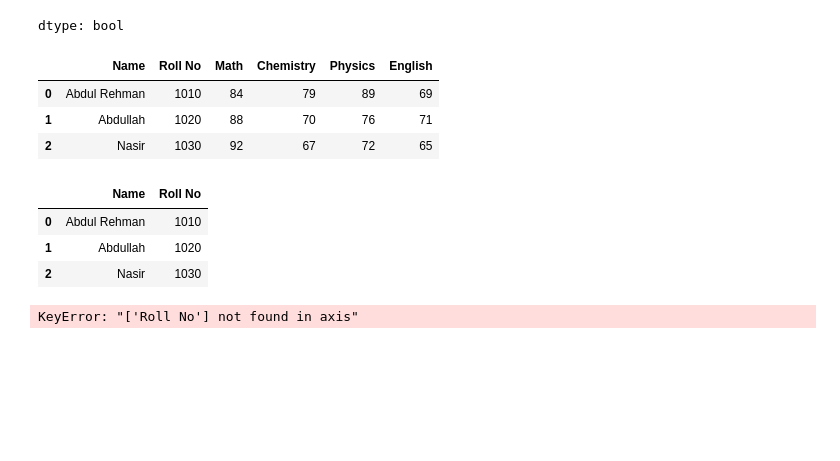
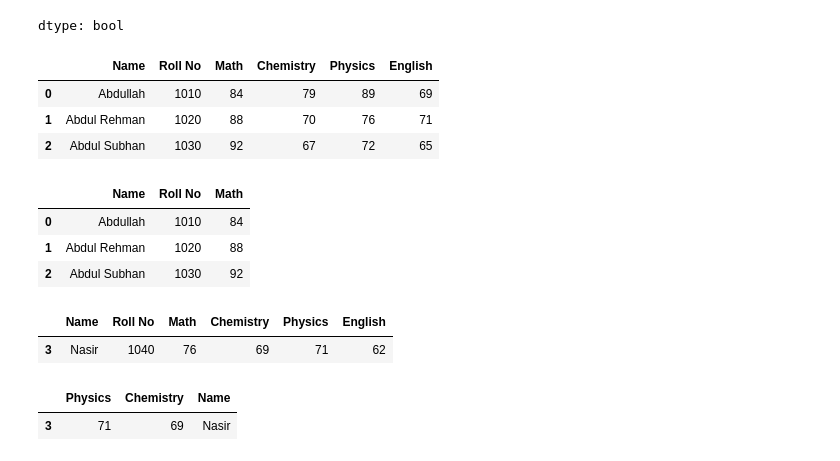
Before and after one commit to abdullahzeeshaan/python, a Jupyter notebook: python_practices/Pandas.ipynb, the cells around one changed output. Cells and saved outputs as stored; diff of their text form; code cells hidden in the pictures; blank space fills up the shorter version.

```diff
--- a/python_practices/Pandas.ipynb
+++ b/python_practices/Pandas.ipynb
@@ -151,12 +246,12 @@ s4.isnull().sum()
 # %%
-result={'Name':['Abdul Rehman','Abdullah','Nasir','Ali','Ameen'],
-        'Roll No':[1010,1020,1030,1040,1050],
-         'Math':[84,88,92,76,62],
-         'Chemistry':[79,70,67,69,56],
-        'Physics':[89,76,72,71,66],
-         'English':[69,71,65,62,59]}
+result = {'Name': ['Abdullah', 'Abdul Rehman', 'Abdul Subhan', 'Nasir', 'Ahmed'],
+          'Roll No': [1010, 1020, 1030, 1040, 1050],
+          'Math': [84, 88, 92, 76, 62],
+          'Chemistry': [79, 70, 67, 69, 56],
+          'Physics': [89, 76, 72, 71, 66],
+          'English': [69, 71, 65, 62, 59]}
 
-df=pd.DataFrame(result)
+df = pd.DataFrame(result)
 df
 # %% [output]
 |  | Name | Roll No | Math | Chemistry | Physics | English |
@@ -200,17 +302,23 @@ dtype: bool
 df[df['Math']>=80]
 # %% [output]
 |  | Name | Roll No | Math | Chemistry | Physics | English |
-| 0 | Abdul Rehman | 1010 | 84 | 79 | 89 | 69 |
-| 1 | Abdullah | 1020 | 88 | 70 | 76 | 71 |
-| 2 | Nasir | 1030 | 92 | 67 | 72 | 65 |
+| 0 | Abdullah | 1010 | 84 | 79 | 89 | 69 |
+| 1 | Abdul Rehman | 1020 | 88 | 70 | 76 | 71 |
+| 2 | Abdul Subhan | 1030 | 92 | 67 | 72 | 65 |
 # %%
-df[df['Math']>=80][['Name','Roll No']]
+df[df['Math']>=80][['Name', 'Roll No', 'Math']]
 # %% [output]
-|  | Name | Roll No |
-| 0 | Abdul Rehman | 1010 |
-| 1 | Abdullah | 1020 |
-| 2 | Nasir | 1030 |
+|  | Name | Roll No | Math |
+| 0 | Abdullah | 1010 | 84 |
+| 1 | Abdul Rehman | 1020 | 88 |
+| 2 | Abdul Subhan | 1030 | 92 |
 # %%
-df.drop('Roll No')
+df[df['Roll No'] == 1040]
 # %% [output]
-KeyError: "['Roll No'] not found in axis"
+|  | Name | Roll No | Math | Chemistry | Physics | English |
+| 3 | Nasir | 1040 | 76 | 69 | 71 | 62 |
+# %%
+df[df['Name'].str.startswith(('n', 'N'))][['Physics', 'Chemistry', 'Name']]
+# %% [output]
+|  | Physics | Chemistry | Name |
+| 3 | 71 | 69 | Nasir |
```
Also changed, not shown: parts of 41 cells of this notebook.
